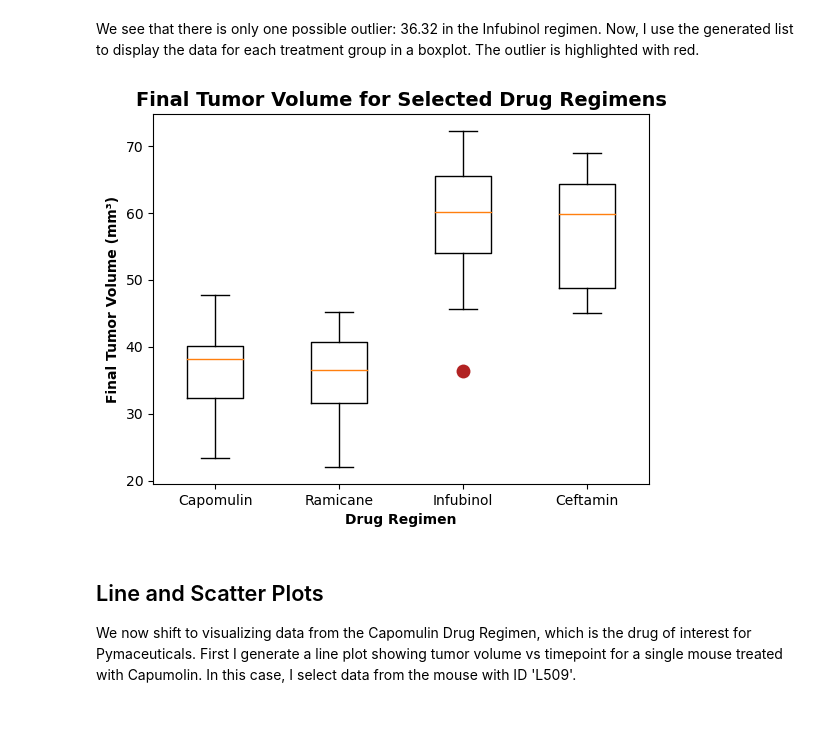
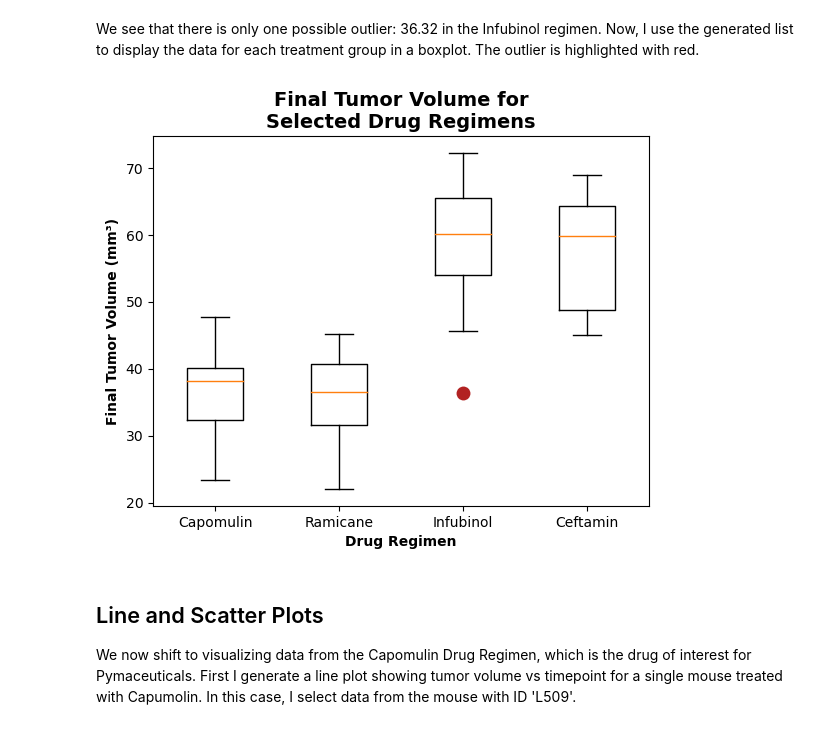
Before and after one commit to tsbarr/matplotlib-challenge, a Jupyter notebook: Pymaceuticals/pymaceuticals_analysis_tsbarr.ipynb, the cells around one changed output. Saved outputs shown, nothing was run; the diff lists cells and outputs as text; code cells hidden in the pictures.

```diff
--- a/Pymaceuticals/pymaceuticals_analysis_tsbarr.ipynb
+++ b/Pymaceuticals/pymaceuticals_analysis_tsbarr.ipynb
@@ -398,30 +479,35 @@ We see that there is only one possible outlier: 36.32 in the Infubinol regimen.
 # %%
 # Generate a box plot that shows the distrubution of the tumor volume for each treatment group.
 plt.boxplot(
     x = tumor_volumes_list,
     labels = regimen_list,
     flierprops={
         'markerfacecolor': 'firebrick',
         'markersize': 10,
         'markeredgecolor': 'none'
     }
 )
+
+# Set and format x and y labels and title
+plt.xlabel(
+    'Drug Regimen',
+    fontdict={'weight': 700}
+)
 plt.ylabel(
     'Final Tumor Volume (mm\u00b3)',
     fontdict={'weight': 700}
 )
-plt.xlabel(
-    'Drug Regimen',
-    fontdict={'weight': 700}
-)
 plt.title(
-    'Final Tumor Volume for Selected Drug Regimens',
+    'Final Tumor Volume for\nSelected Drug Regimens',
     fontdict={'weight': 700, 'size': 14})
 
+# Save plot
+plt.savefig('results/boxplot.png')
 
+# Display plot
 plt.show()
 # %% [output]
-[figure, old version]
+[figure, new version]
 # %% [markdown]
 ## Line and Scatter Plots
 
```
Also changed, not shown: parts of 28 cells of this notebook, 11 other files.
